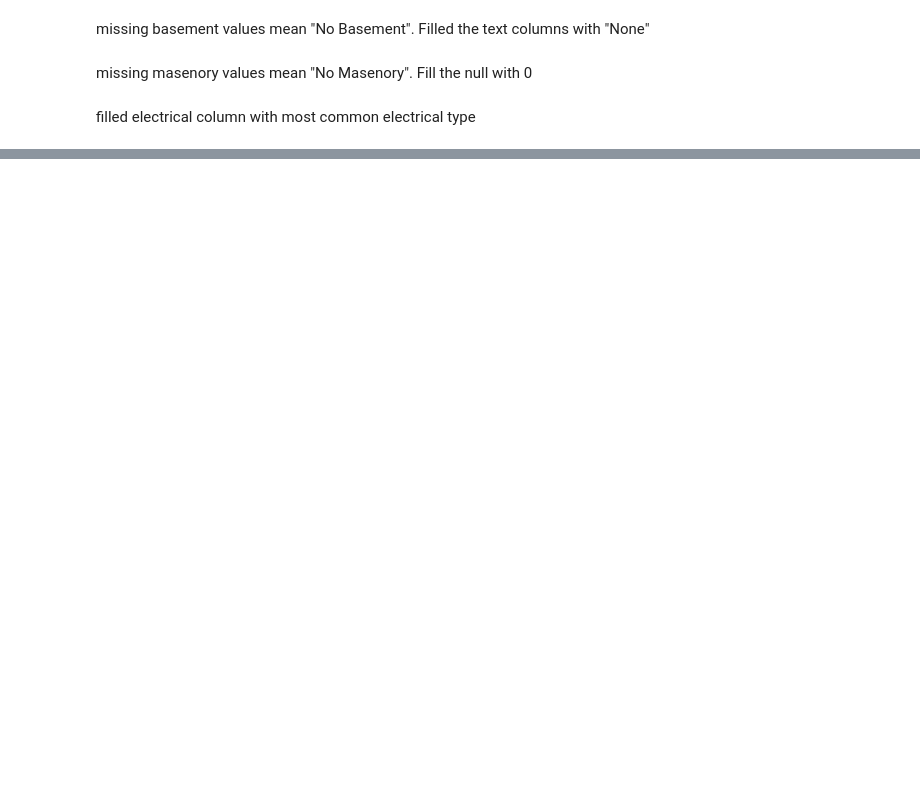
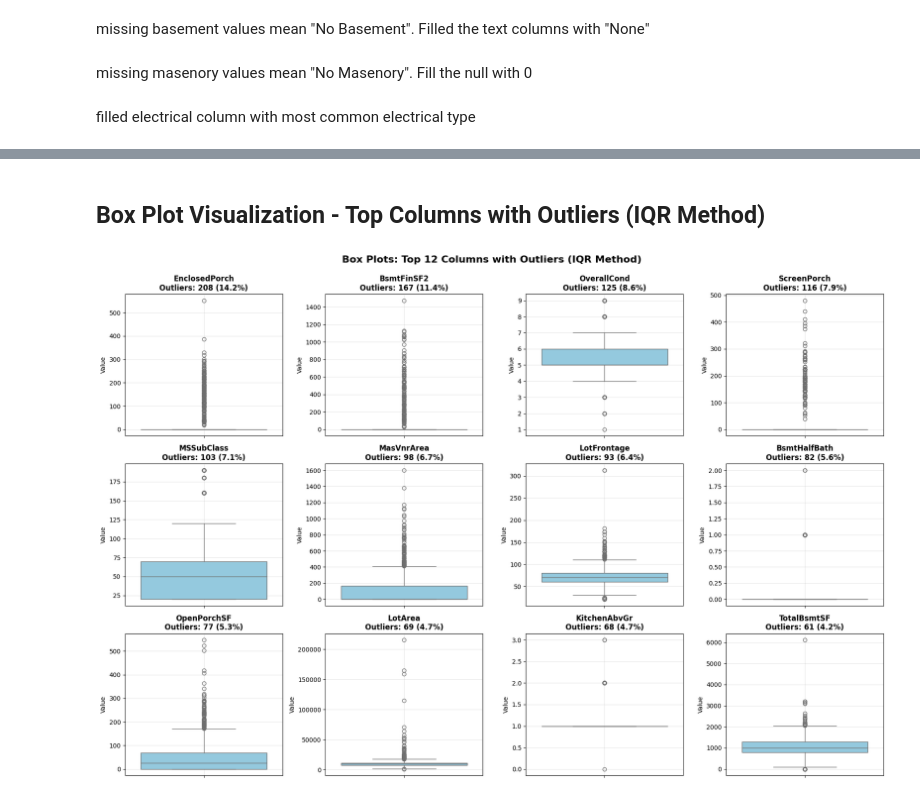
Before and after one commit to Dreamix-Hub/EDA_projects, a Jupyter notebook: house_price_prediction_eda.ipynb, the cells around one changed output, grey strips where cells are left out. Drawn from its saved outputs; the diff is of its cells as text; code cells hidden in the pictures; blank space fills up the shorter version.

Commit message:
detecting outliers using IQR

```diff
--- a/house_price_prediction_eda.ipynb
+++ b/house_price_prediction_eda.ipynb
@@ -227,0 +303,26 @@ df["Electrical"] = df["Electrical"].fillna(df["Electrical"].mode()[0])
+# %% [markdown]
+## Box Plot Visualization - Top Columns with Outliers (IQR Method)
+# %%
+# Get top 12 columns with most outliers
+top_outlier_cols = sorted(outliers_iqr.items(), key=lambda x: x[1]['count'], reverse=True)[:12]
+top_cols = [col for col, _ in top_outlier_cols]
+
+# Create box plots
+fig, axes = plt.subplots(3, 4, figsize=(18, 12))
+axes = axes.flatten()
+
+for idx, col in enumerate(top_cols):
+    sns.boxplot(y=df[col], ax=axes[idx], color='skyblue')
+    outlier_count = outliers_iqr[col]['count']
+    outlier_pct = outliers_iqr[col]['percentage']
+
+    axes[idx].set_title(f"{col}\nOutliers: {outlier_count} ({outlier_pct:.1f}%)", fontweight='bold')
+    axes[idx].set_ylabel('Value')
+    axes[idx].grid(True, alpha=0.3)
+
+plt.suptitle("Box Plots: Top 12 Columns with Outliers (IQR Method)",
+             fontsize=16, fontweight='bold', y=0.995)
+plt.tight_layout()
+plt.show()
+# %% [output]
+[figure, added]
```
Also changed, not shown: parts of 10 cells of this notebook.
